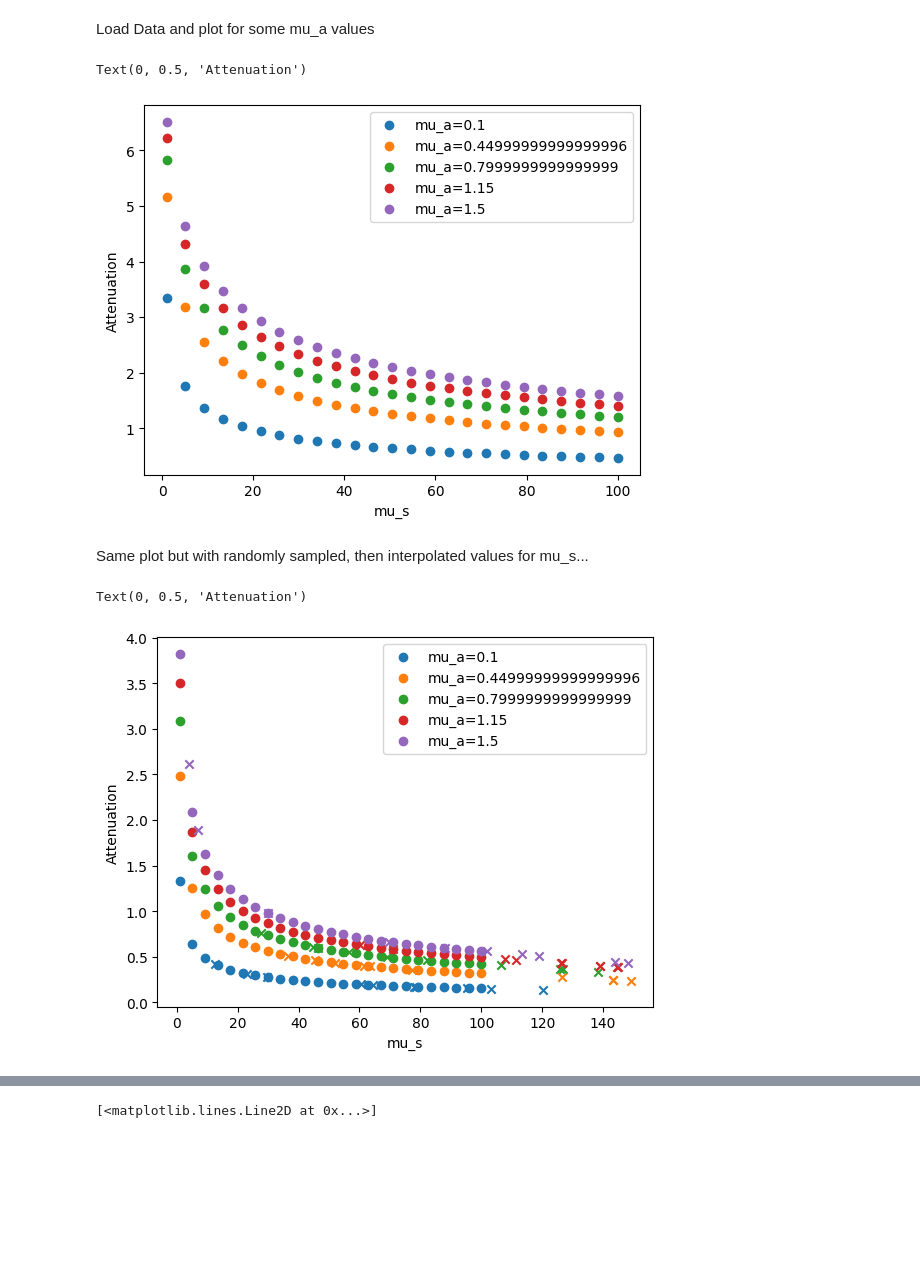
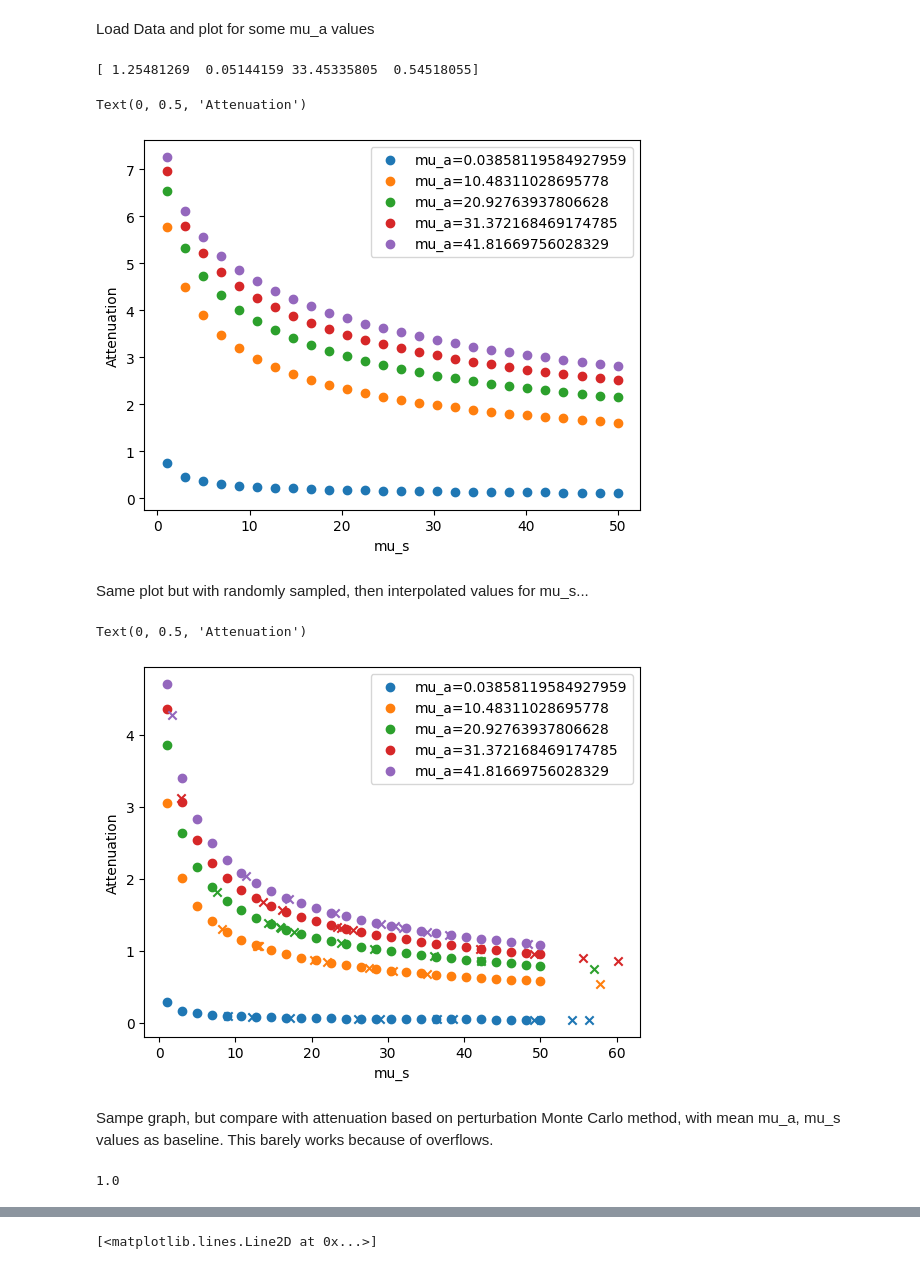
Before and after one commit to leonngl/hyperspectral-fit-idp, a Jupyter notebook: notebooks/generate_mcs_function_data.ipynb, the cells around one changed output, grey strips where cells are left out. Cells and saved outputs as stored; diff of their text form; code cells hidden in the pictures; blank space fills up the shorter version.

```diff
--- a/notebooks/generate_mcs_function_data.ipynb
+++ b/notebooks/generate_mcs_function_data.ipynb
@@ -144,16 +112,25 @@ unitinmm: 1
 # %% [markdown]
 Load Data and plot for some mu_a values
 # %%
-data = np.load(data_path)
-nphoton = data["arr_0"]
-mu_s_vals = data["arr_1"]
+function_data_loaded = np.load(config.mcs_func_path)
+nphoton = function_data_loaded["arr_0"]
+mu_s_vals = function_data_loaded["arr_1"]
+# %%
+mu_a_bounds = np.concatenate((
+    data_loader.DataLoader.mu_a_func_gray_matter(np.array([450, 999])) / 10,
+    data_loader.DataLoader.mu_a_func_blood_vessel(np.array([450, 999])) / 10
+))
+print(mu_a_bounds)
+mu_a_samples = np.linspace(np.min(mu_a_bounds) * 0.75, np.max(mu_a_bounds) * 1.25, 5)
+# %% [output]
+[ 1.25481269  0.05144159 33.45335805  0.54518055]
 # %%
-for mu_a in np.linspace(0.1, 1.5, 5):
+for mu_a in mu_a_samples:
     attenuation_per_mu_a = []
     for i, mu_s in enumerate(mu_s_vals):
-        photon_data = data[f"arr_{i + 2}"]
+        photon_data = function_data_loaded[f"arr_{i + 2}"]
         photon_ppath = photon_data[0, :]
-        photon_nscat = photon_data[1, :]
+        #photon_nscat = photon_data[1, :]
         photon_weights = np.exp(-mu_a * photon_ppath)
         attenuation = -np.log(np.sum(photon_weights) / nphoton)
         attenuation_per_mu_a.append(attenuation)
@@ -164,32 +141,35 @@ plt.xlabel("mu_s")
 plt.ylabel("Attenuation")
 # %% [output]
 Text(0, 0.5, 'Attenuation')
-[figure, old version]
+[figure, new version]
 # %% [markdown]
 Same plot but with randomly sampled, then interpolated values for mu_s...
 # %%
-mcs_obj = SimulationAttenuation(data_path)
+mcs_obj = SimulationAttenuation(config.mcs_func_path)
 # %%
-for mu_a in np.linspace(0.1, 1.5, 5):
+for mu_a in mu_a_samples:
     attenuation_per_mu_a = []
     for i, mu_s in enumerate(mu_s_vals):
-        photon_data = data[f"arr_{i + 2}"]
+        photon_data = function_data_loaded[f"arr_{i + 2}"]
         photon_ppath = photon_data[0, :]
-        photon_nscat = photon_data[1, :]
+        #photon_nscat = photon_data[1, :]
         photon_weights = np.exp(-mu_a * photon_ppath / 10)
         attenuation = -np.log(np.sum(photon_weights) / nphoton)
         attenuation_per_mu_a.append(attenuation)
 
     p = plt.scatter(mu_s_vals, attenuation_per_mu_a, label=f"mu_a={mu_a}")
 
-    mu_s_vals_sampled = np.random.rand(10) * (mu_s_vals[-1] - mu_s_vals[0]) * 1.5 + mu_s_vals[0]
+    mu_s_vals_sampled = np.random.rand(10) * (mu_s_vals[-1] - mu_s_vals[0]) * 1.25 + mu_s_vals[0]
     attenuation_interpolated =  mcs_obj.A(mu_a, mu_s_vals_sampled)
     plt.scatter(mu_s_vals_sampled, attenuation_interpolated, marker="x", color=p.get_facecolor()[0])
 
 
 plt.legend()
 plt.xlabel("mu_s")
 plt.ylabel("Attenuation")
 # %% [output]
 Text(0, 0.5, 'Attenuation')
-[figure, old version]
+[figure, new version]
+# %% [markdown]
+Sampe graph, but compare with attenuation based on perturbation Monte Carlo method, with mean mu_a, mu_s values as baseline.
+This barely works because of overflows.
@@ -195,0 +181,4 @@ Text(0, 0.5, 'Attenuation')
+# %%
+np.min(photon_nscat_baseline)
+# %% [output]
+1.0
```
Also changed, not shown: parts of 16 cells of this notebook, 15 other files.
